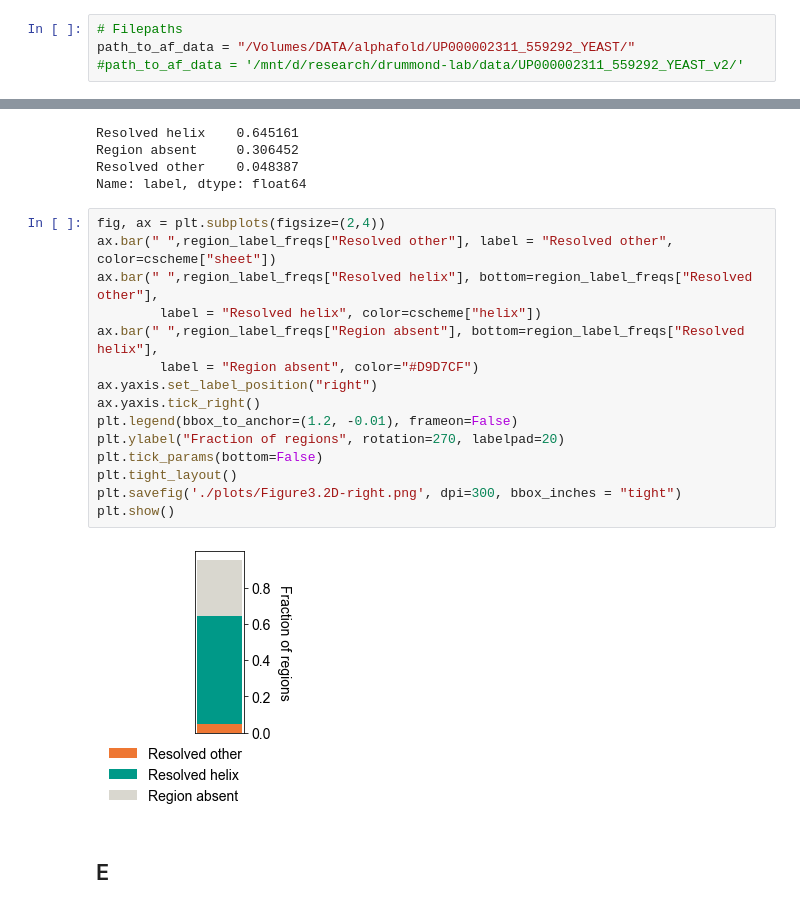
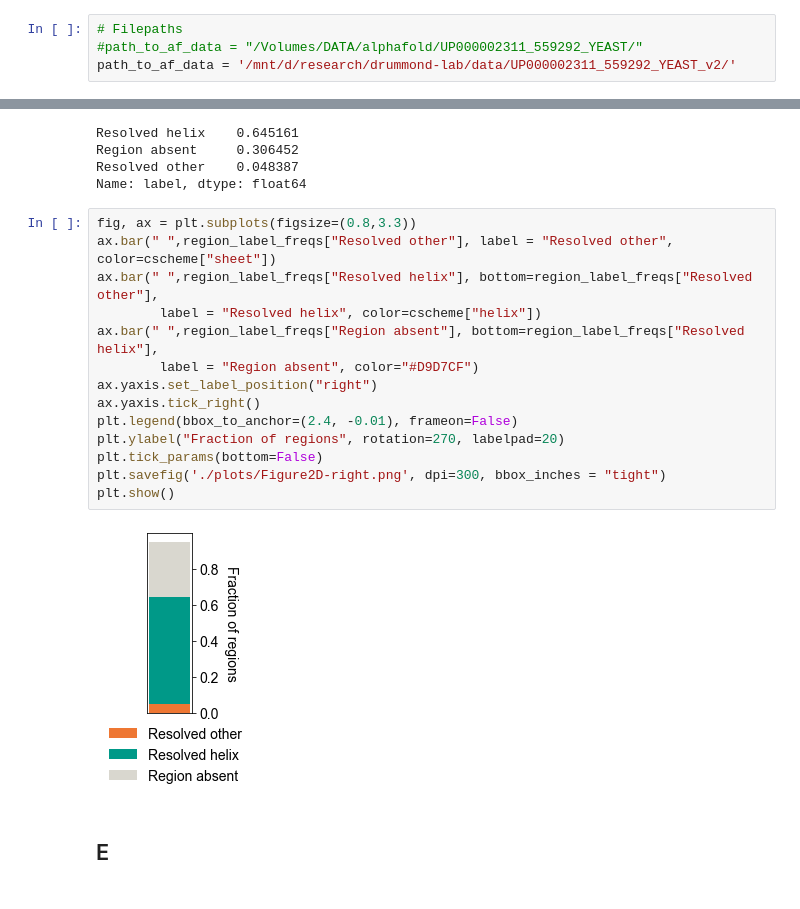
Before and after one commit to rosalindpan/hcrpaper, a Jupyter notebook: figures/Figure2.ipynb, the cells around one changed output, grey strips where cells are left out. Drawn from its saved outputs; the diff is of its cells as text.

```diff
--- a/figures/Figure2.ipynb
+++ b/figures/Figure2.ipynb
@@ -29,5 +29,5 @@ cscheme = {'pos':'#0177BB', 'neg':'#CB3627', 'dis':'#828282', 'helix':'#009988',
 seed = 212121
 # %%
 # Filepaths
-path_to_af_data = "/Volumes/DATA/alphafold/UP000002311_559292_YEAST/"
-#path_to_af_data = '/mnt/d/research/drummond-lab/data/UP000002311_559292_YEAST_v2/'
+#path_to_af_data = "/Volumes/DATA/alphafold/UP000002311_559292_YEAST/"
+path_to_af_data = '/mnt/d/research/drummond-lab/data/UP000002311_559292_YEAST_v2/'
@@ -457,22 +469,21 @@ Region absent     0.306452
 Resolved other    0.048387
 Name: label, dtype: float64
 # %%
-fig, ax = plt.subplots(figsize=(2,4))
+fig, ax = plt.subplots(figsize=(0.8,3.3))
 ax.bar(" ",region_label_freqs["Resolved other"], label = "Resolved other", color=cscheme["sheet"])
 ax.bar(" ",region_label_freqs["Resolved helix"], bottom=region_label_freqs["Resolved other"],
         label = "Resolved helix", color=cscheme["helix"])
 ax.bar(" ",region_label_freqs["Region absent"], bottom=region_label_freqs["Resolved helix"],
         label = "Region absent", color="#D9D7CF")
 ax.yaxis.set_label_position("right")
 ax.yaxis.tick_right()
-plt.legend(bbox_to_anchor=(1.2, -0.01), frameon=False)
+plt.legend(bbox_to_anchor=(2.4, -0.01), frameon=False)
 plt.ylabel("Fraction of regions", rotation=270, labelpad=20)
 plt.tick_params(bottom=False)
-plt.tight_layout()
-plt.savefig('./plots/Figure3.2D-right.png', dpi=300, bbox_inches = "tight")
+plt.savefig('./plots/Figure2D-right.png', dpi=300, bbox_inches = "tight")
 plt.show()
 # %% [output]
-[figure, old version]
+[figure, new version]
 # %% [markdown]
 ## E
 # %%
```
Also changed, not shown: parts of 22 cells of this notebook, 23 other files.
